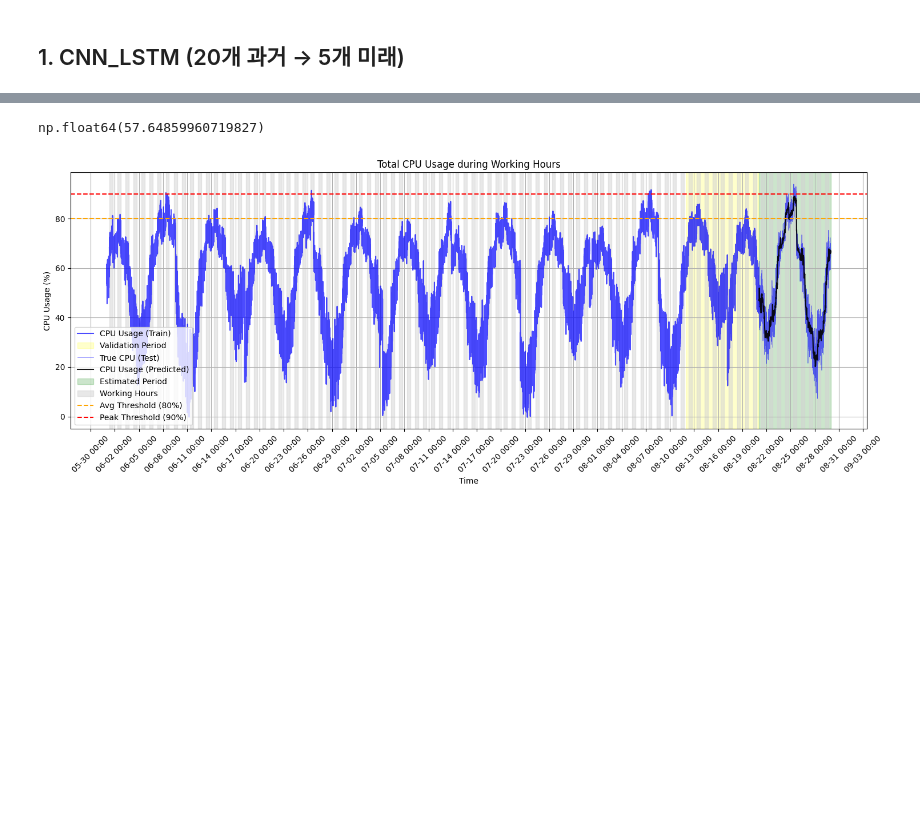
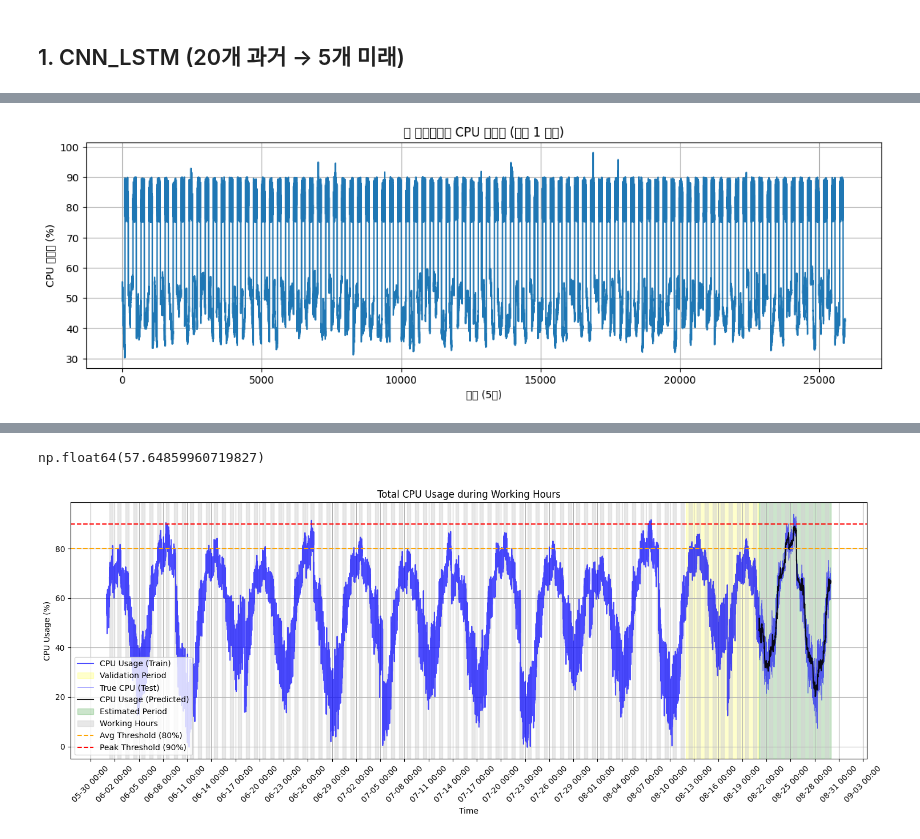
Before and after one commit to hyeonseonn/sensing_app, a Jupyter notebook: [0806new]_machine_learning_CPU.ipynb, the cells around one changed output, grey strips where cells are left out. Saved outputs shown, nothing was run; the diff lists cells and outputs as text; code cells hidden in the pictures; blank space fills up the shorter version.

```diff
--- a/[0806new]_machine_learning_CPU.ipynb
+++ b/[0806new]_machine_learning_CPU.ipynb
@@ -2,3 +2,89 @@
 <a href="https://colab.research.google.com/github/hyeonseonn/sensing_app/blob/main/%5B0806new%5D_machine_learning_CPU.ipynb" target="_parent"><img src="https://colab.research.google.com/assets/colab-badge.svg" alt="Open In Colab"/></a>
 # %% [markdown]
 ## 1. CNN_LSTM (20개 과거 → 5개 미래)
+# %%
+import numpy as np
+from scipy.signal import sawtooth
+import matplotlib.pyplot as plt
+
+np.random.seed(42)
+days = 90
+points_per_day = 24 * 12
+total_points = days * points_per_day
+
+# 시간축
+time = np.linspace(0, 1, total_points)
+
+# 🌀 mix_wave를 날짜별로 다른 파형으로 생성 (불규칙성 강화)
+mix_wave = np.zeros(total_points)
+for d in range(days):
+    offset = np.random.uniform(0, 2*np.pi)
+    amp = np.random.uniform(0.8, 1.2)
+    freq = np.random.uniform(0.8, 1.3)
+    start = d * points_per_day
+    end = (d+1) * points_per_day
+    t = np.linspace(0, 2*np.pi, points_per_day)
+    wave = (
+        amp * np.sin(freq * t + offset) +
+        0.3 * sawtooth(freq * t + offset) +
+        0.2 * (2 * np.abs((t / np.pi) % 2 - 1) - 1)
+    )
+    wave += np.random.normal(0, 0.1, points_per_day)
+    mix_wave[start:end] = wave
+
+# 🎯 trend도 날마다 다르게 생성
+trend = np.zeros(total_points)
+for d in range(days):
+    start = d * points_per_day
+    end = (d + 1) * points_per_day
+    slope = np.random.uniform(-5, 5)
+    curve = np.random.uniform(0, 3)
+    t = np.linspace(0, 1, points_per_day)
+    trend[start:end] = slope * t + curve * (t - 0.5)**2
+
+# 업무시간 마스크
+work_hours = np.zeros(total_points)
+for d in range(days):
+    start_idx = d * points_per_day + 8 * 12
+    end_idx = d * points_per_day + 18 * 12
+    work_hours[start_idx:end_idx] = 1.0
+
+# 📈 업무시간 부스팅도 날짜별로 랜덤한 범위에서 다르게 적용
+boost_add = np.zeros(total_points)
+for d in range(days):
+    boost_level = np.random.uniform(20, 30)
+    start_idx = d * points_per_day + 8 * 12
+    end_idx = d * points_per_day + 18 * 12
+    boost_add[start_idx:end_idx] = boost_level + np.random.normal(0, 5, end_idx - start_idx)
+
+# ✅ 최종 CPU 사용률: 더 불규칙하게 구성
+cpu = 45 + 10 * mix_wave + trend + boost_add
+
+# ✅ 업무시간 하한선 보정
+cpu = np.where((work_hours == 1) & (cpu < 75), np.random.uniform(75, 90, size=total_points), cpu)
+
+# ✅ 전체 하한선 보정 (자연스러움 유지)
+cpu = np.where(cpu < 30, 30 + (30 - cpu) * 0.3, cpu)
+
+# ✅ 평균 계산
+work_cpu = cpu[work_hours == 1.0]
+nowork_cpu = cpu[work_hours == 0.0]
+avg_work_cpu = np.mean(work_cpu)
+avg_nowork_cpu = np.mean(nowork_cpu)
+avg_cpu = max(avg_work_cpu, avg_nowork_cpu)
+condition1 = avg_cpu >= 80
+
+# ✅ 결과 출력
+print(f"📊 업무시간 평균 CPU 사용률: {avg_work_cpu:.2f}%")
+print(f"📊 비업무시간 평균 CPU 사용률: {avg_nowork_cpu:.2f}%")
+print(f"✅ 조건 1 만족 여부 (둘 중 더 큰 값 기준 ≥ 80%): {condition1} ({avg_cpu:.2f}%)")
+
+# ✅ 시각화 (5일만)
+plt.figure(figsize=(14, 4))
+plt.plot(cpu)
+plt.title("📈 자연스러운 CPU 사용률 (조건 1 만족)")
+plt.xlabel("시간 (5일)")
+plt.ylabel("CPU 사용률 (%)")
+plt.grid(True)
+plt.show()
+# %% [output]
@@ -5,3 +94,4 @@
+[figure, added]
 # %%
 import numpy as np
 import pandas as pd
```
Also changed, not shown: parts of 6 cells of this notebook.
